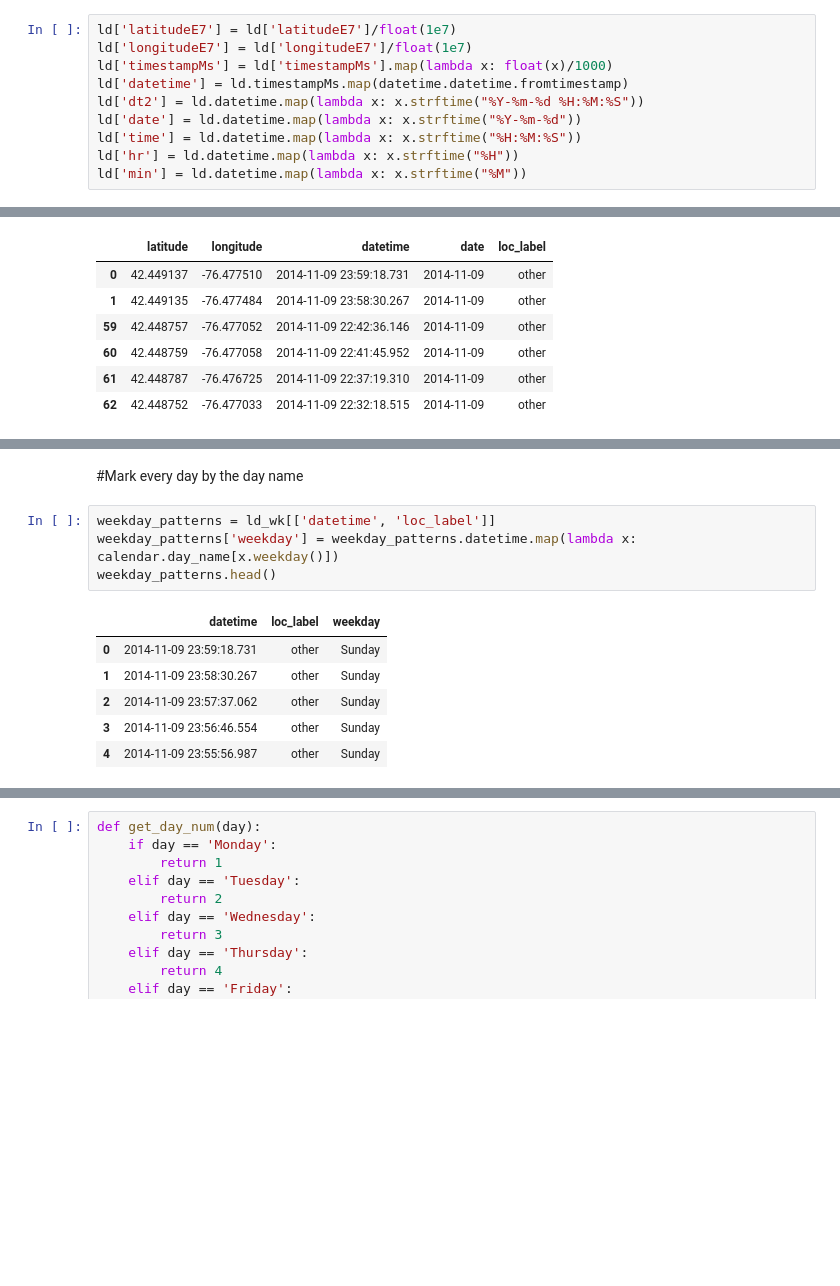
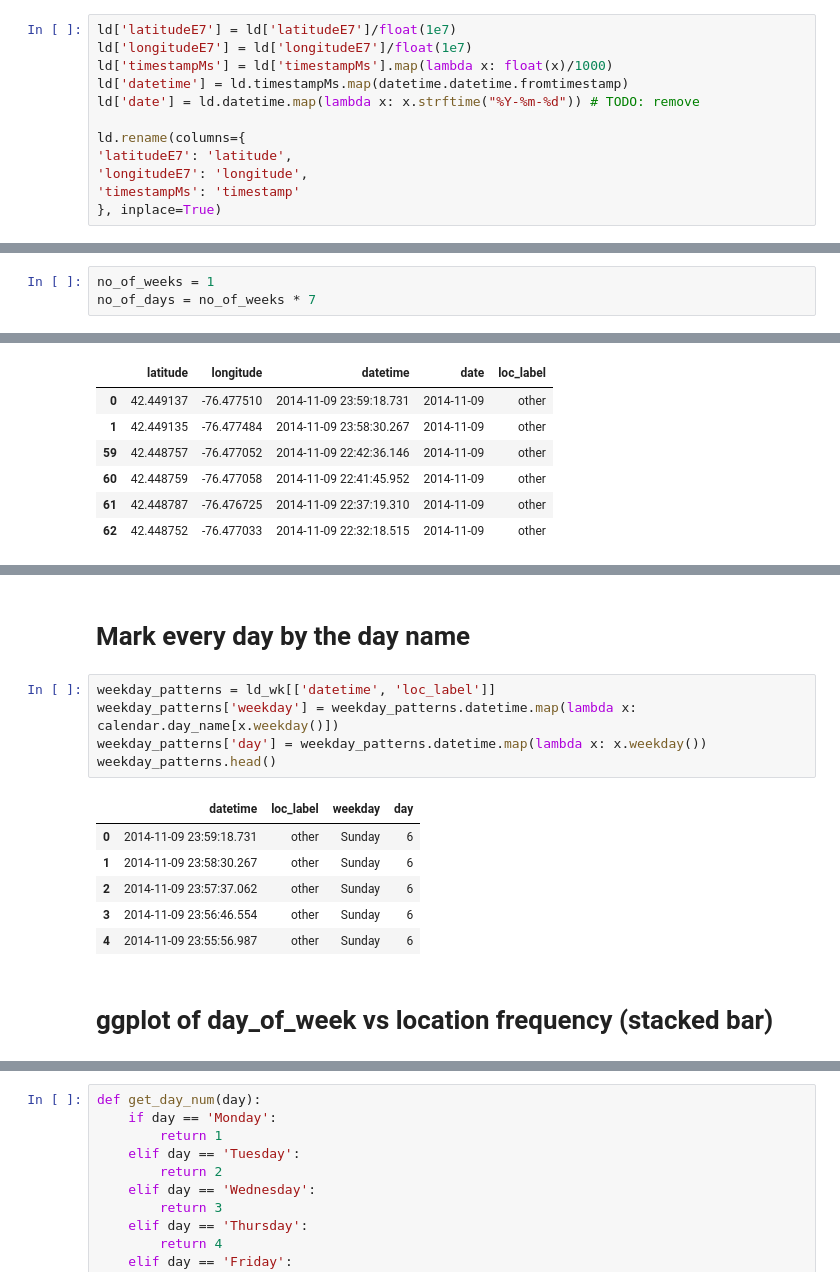
Before and after one commit to fnokeke/student-streams, a Jupyter notebook: src/location-streams.ipynb, the cells around one changed output, grey strips where cells are left out. Saved outputs shown, nothing was run; the diff lists cells and outputs as text; blank space fills up the shorter version.

```diff
--- a/src/location-streams.ipynb
+++ b/src/location-streams.ipynb
@@ -43,8 +40,10 @@ ld['latitudeE7'] = ld['latitudeE7']/float(1e7)
 ld['longitudeE7'] = ld['longitudeE7']/float(1e7)
 ld['timestampMs'] = ld['timestampMs'].map(lambda x: float(x)/1000)
 ld['datetime'] = ld.timestampMs.map(datetime.datetime.fromtimestamp)
-ld['dt2'] = ld.datetime.map(lambda x: x.strftime("%Y-%m-%d %H:%M:%S"))
-ld['date'] = ld.datetime.map(lambda x: x.strftime("%Y-%m-%d"))
-ld['time'] = ld.datetime.map(lambda x: x.strftime("%H:%M:%S"))
-ld['hr'] = ld.datetime.map(lambda x: x.strftime("%H"))
-ld['min'] = ld.datetime.map(lambda x: x.strftime("%M"))
+ld['date'] = ld.datetime.map(lambda x: x.strftime("%Y-%m-%d")) # TODO: remove
+
+ld.rename(columns={
+'latitudeE7': 'latitude',
+'longitudeE7': 'longitude',
+'timestampMs': 'timestamp'
+}, inplace=True)
@@ -91,0 +75,3 @@ ld.head()
+# %%
+no_of_weeks = 1
+no_of_days = no_of_weeks * 7
@@ -223,13 +203,16 @@ loc_plot.legend(["Home","Other","Work"],loc='center left', bbox_to_anchor=(1, 0.
 # %% [markdown]
-#Mark every day by the day name
+# Mark every day by the day name
 # %%
 weekday_patterns = ld_wk[['datetime', 'loc_label']]
 weekday_patterns['weekday'] = weekday_patterns.datetime.map(lambda x: calendar.day_name[x.weekday()])
+weekday_patterns['day'] = weekday_patterns.datetime.map(lambda x: x.weekday())
 weekday_patterns.head()
 # %% [output]
-|  | datetime | loc_label | weekday |
-| 0 | 2014-11-09 23:59:18.731 | other | Sunday |
-| 1 | 2014-11-09 23:58:30.267 | other | Sunday |
-| 2 | 2014-11-09 23:57:37.062 | other | Sunday |
-| 3 | 2014-11-09 23:56:46.554 | other | Sunday |
-| 4 | 2014-11-09 23:55:56.987 | other | Sunday |
+|  | datetime | loc_label | weekday | day |
+| 0 | 2014-11-09 23:59:18.731 | other | Sunday | 6 |
+| 1 | 2014-11-09 23:58:30.267 | other | Sunday | 6 |
+| 2 | 2014-11-09 23:57:37.062 | other | Sunday | 6 |
+| 3 | 2014-11-09 23:56:46.554 | other | Sunday | 6 |
+| 4 | 2014-11-09 23:55:56.987 | other | Sunday | 6 |
+# %% [markdown]
+# ggplot of day_of_week vs location frequency (stacked bar)
```
Also changed, not shown: parts of 56 cells of this notebook, 1 other file.
